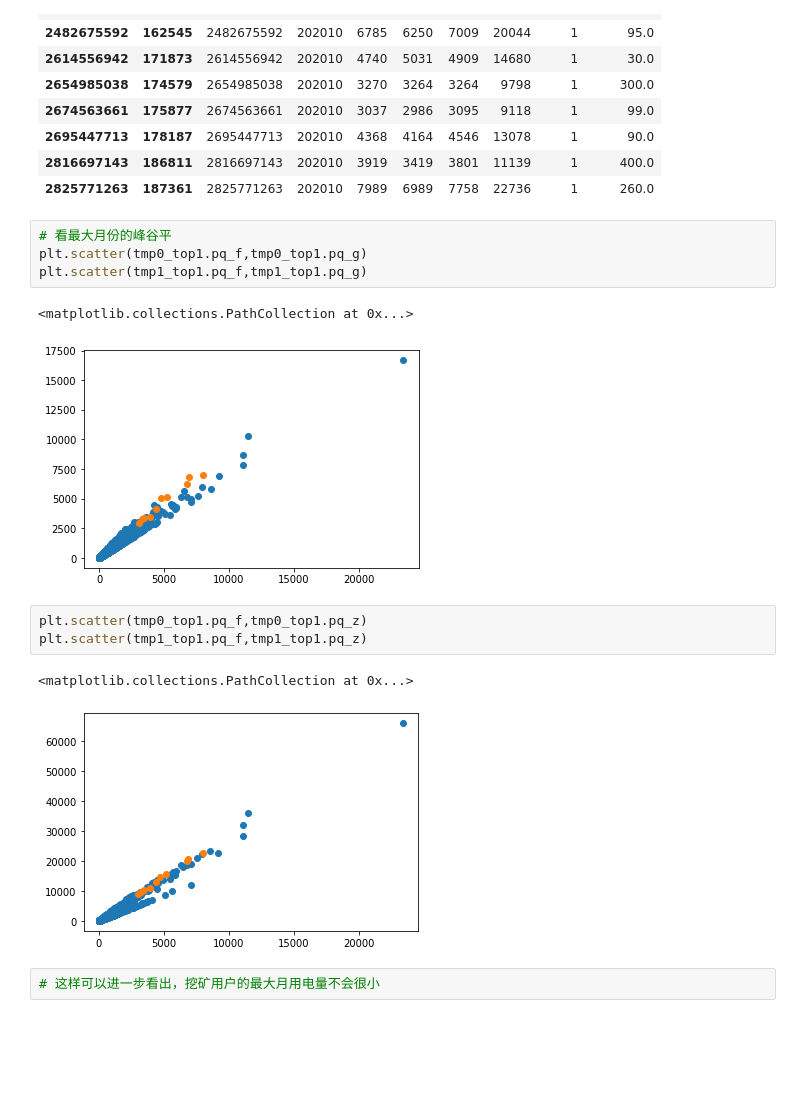
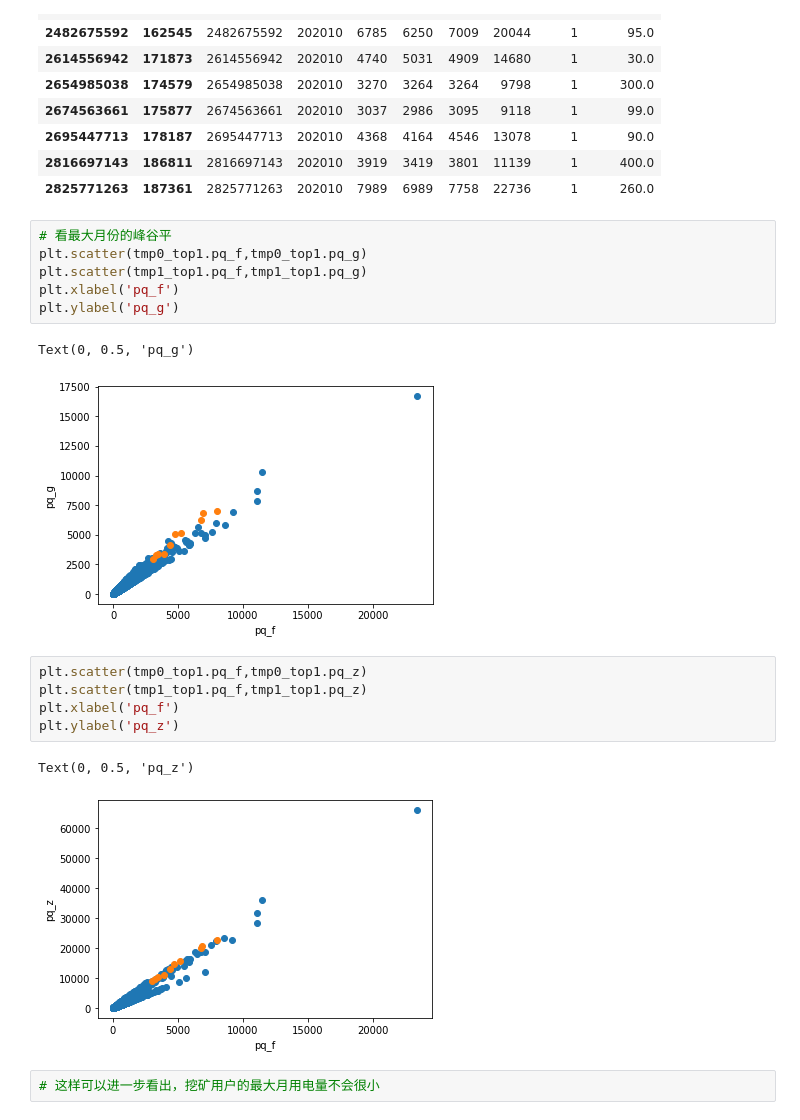
Before and after one commit to miaozjs/Mining-Detection, a Jupyter notebook: mj.ipynb, the cells around one changed output. Saved outputs shown, nothing was run; the diff lists cells and outputs as text; blank space fills up the shorter version.

```diff
--- a/mj.ipynb
+++ b/mj.ipynb
@@ -568,15 +570,19 @@ tmp1_top1
 # 看最大月份的峰谷平
 plt.scatter(tmp0_top1.pq_f,tmp0_top1.pq_g)
 plt.scatter(tmp1_top1.pq_f,tmp1_top1.pq_g)
+plt.xlabel('pq_f')
+plt.ylabel('pq_g')
 # %% [output]
-<matplotlib.collections.PathCollection at 0x...>
+Text(0, 0.5, 'pq_g')
-[figure, old version]
+[figure, new version]
 # %%
 plt.scatter(tmp0_top1.pq_f,tmp0_top1.pq_z)
 plt.scatter(tmp1_top1.pq_f,tmp1_top1.pq_z)
+plt.xlabel('pq_f')
+plt.ylabel('pq_z')
 # %% [output]
-<matplotlib.collections.PathCollection at 0x...>
+Text(0, 0.5, 'pq_z')
-[figure, old version]
+[figure, new version]
 # %%
 # 这样可以进一步看出，挖矿用户的最大月用电量不会很小
 # %% [markdown]
```
Also changed, not shown: parts of 29 cells of this notebook, 3 other files.
